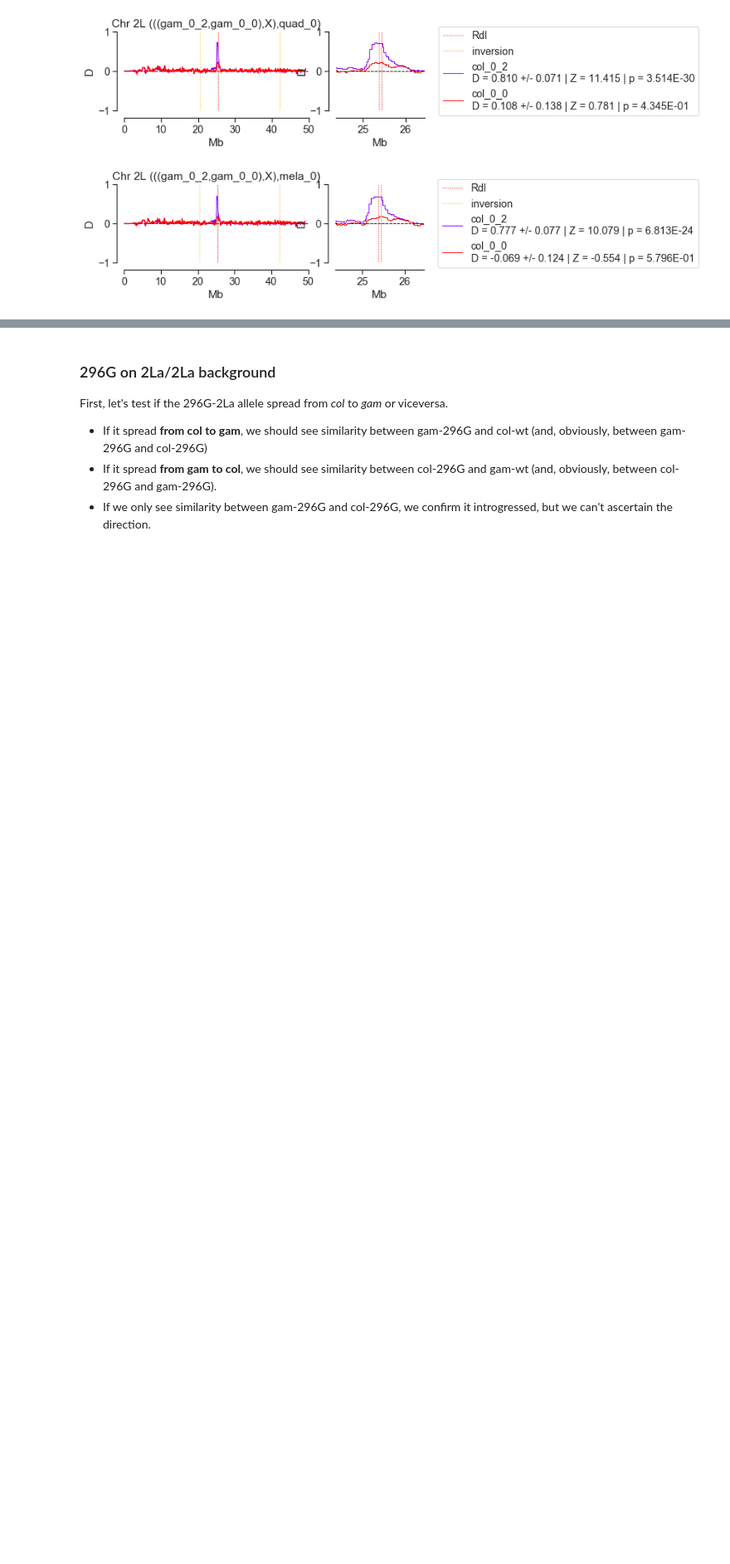
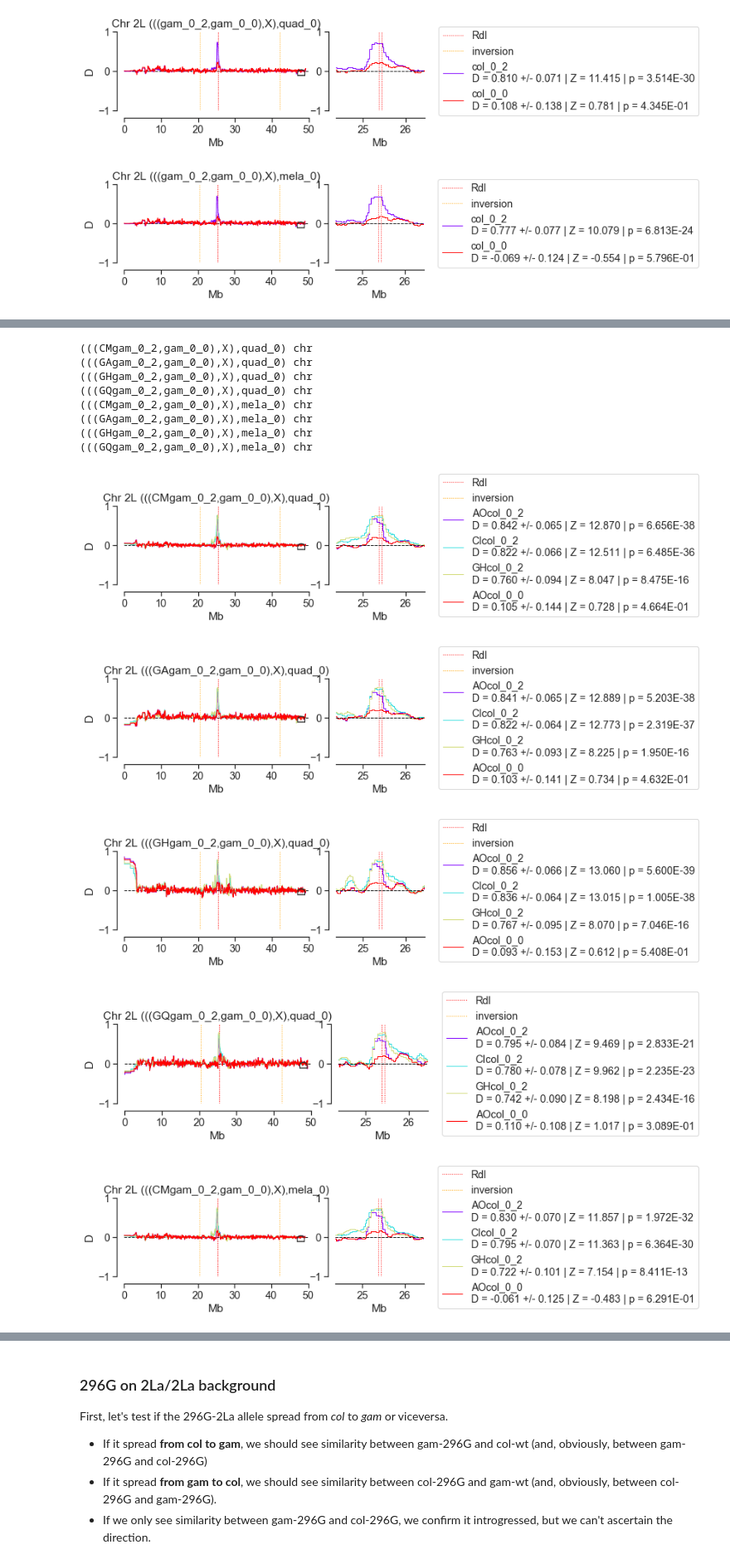
Before and after one commit to xgrau/rdl-Agam-evolution, a Jupyter notebook: admixture_h22nov19_296G.ipynb, the cells around one changed output, grey strips where cells are left out. Shown at 83% size. Cells and saved outputs as stored; diff of their text form; code cells hidden in the pictures; blank space fills up the shorter version.

```diff
--- a/admixture_h22nov19_296G.ipynb
+++ b/admixture_h22nov19_296G.ipynb
@@ -606,0 +641,33 @@ loop_D_statistic3(
+# %%
+%%capture --no-stdout --no-display
+loop_D_statistic3(
+    name="0back_donor_col_pop",
+    popA_list=["CMgam_0_2","GAgam_0_2","GHgam_0_2","GQgam_0_2"],
+    popB_list=["gam_0_0"],
+    popC_list=["AOcol_0_2","CIcol_0_2","GHcol_0_2",
+               "AOcol_0_0"],
+    popD_list=["quad_0","mela_0"],
+    popA_ac=oc_genalco_pop_seg_inv_gty,
+    popB_ac=oc_genalco_sps_seg_inv_gty,
+    popC_ac=oc_genalco_pop_seg_inv_gty,
+    popD_ac=oc_genalco_sps_seg_inv,
+    pos=oc_genvars_seg["POS"][:],
+    block_len_snp=10000,
+    step_len_snp=2000,
+    blen=100,
+    cycle="C"
+)
+# %% [output]
+(((CMgam_0_2,gam_0_0),X),quad_0) chr
+(((GAgam_0_2,gam_0_0),X),quad_0) chr
+(((GHgam_0_2,gam_0_0),X),quad_0) chr
+(((GQgam_0_2,gam_0_0),X),quad_0) chr
+(((CMgam_0_2,gam_0_0),X),mela_0) chr
+(((GAgam_0_2,gam_0_0),X),mela_0) chr
+(((GHgam_0_2,gam_0_0),X),mela_0) chr
+(((GQgam_0_2,gam_0_0),X),mela_0) chr
+[figure, added]
+[figure, added]
+[figure, added]
+[figure, added]
+[figure, added]
```
Also changed, not shown: parts of 6 cells of this notebook, 59 other files.
